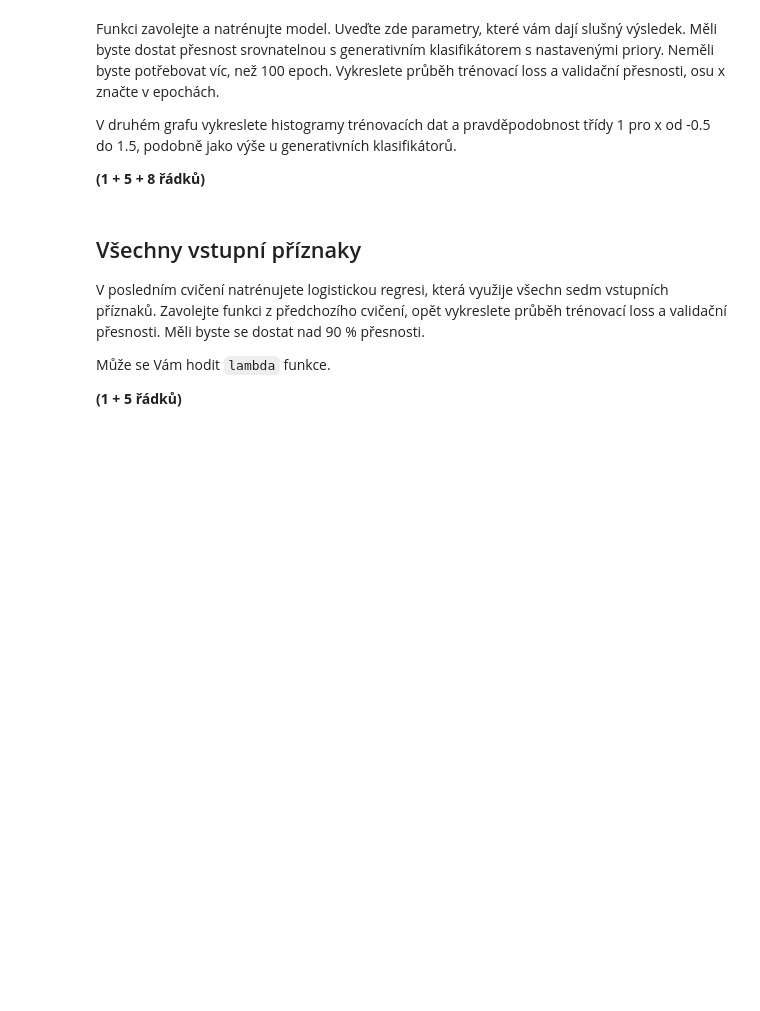
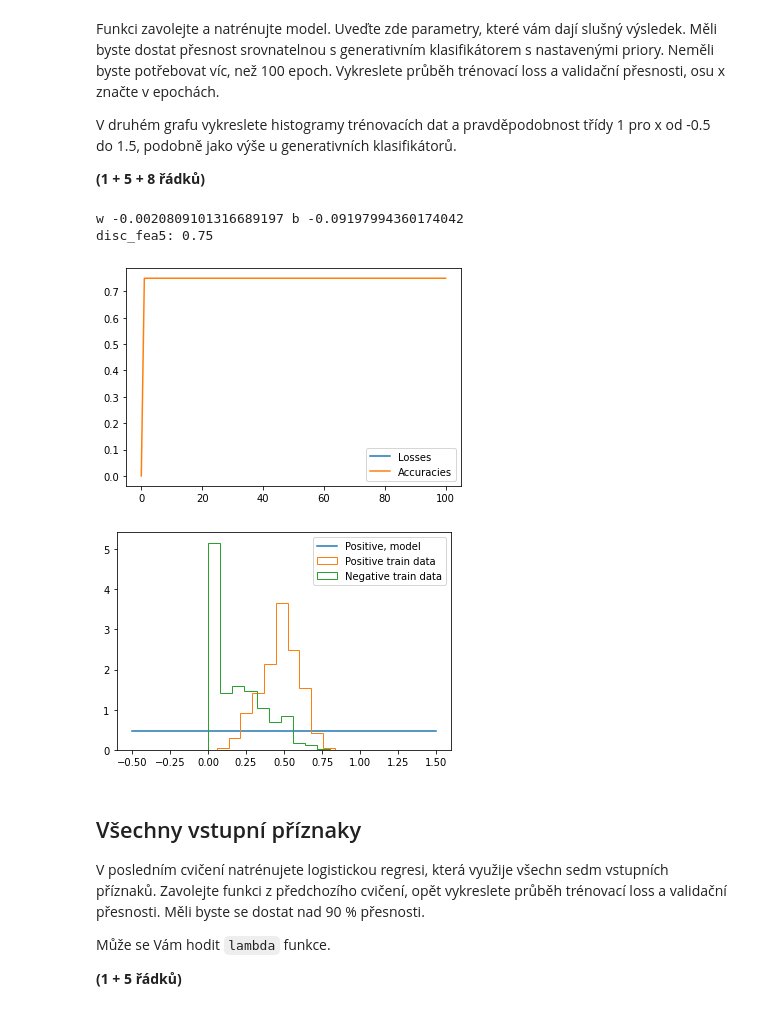
Before and after one commit to arconatt/SUI-machine_learning, a Jupyter notebook: zadani.ipynb, the cells around one changed output. Saved outputs shown, nothing was run; the diff lists cells and outputs as text; code cells hidden in the pictures; blank space fills up the shorter version.

```diff
--- a/zadani.ipynb
+++ b/zadani.ipynb
@@ -236,5 +236,8 @@ class FeatureCutter:
         self.fea_id = fea_id
 
     def __call__(self, x):
-        xf = x[:, self.fea_id]
-        return xf[:, np.newaxis]
+      if (len(x.shape)>1):
+        x = x[:, self.fea_id]
+      if (len(x.shape)<2):
+        return x[:, np.newaxis]
+      return x
@@ -288,3 +297,25 @@ print('disc_fea5:', evaluate(disc_fea5, val_dataset.xs[:, FOI][:, np.newaxis], v
+# %%
+disc_fea5, losses, accuracies = train_logistic_regression(100, 1*np.exp(-1), 1, FeatureCutter(5))
+
+plt.plot(losses, label='Losses')
+plt.plot(accuracies, label='Accuracies')
+plt.legend()
+print('w', disc_fea5.w.item(), 'b', disc_fea5.b.item())
+
+plt.figure()
+x_size = np.linspace(-0.5, 1.5, 1000)
+x_size = x_size[:, np.newaxis]
+plt.plot(x_size, disc_fea5.prob_class_1(x_size), label='Positive, model')
+plt.hist(train_dataset.pos[:, FOI], histtype='step', label='Positive train data', density=True)
+plt.hist(train_dataset.neg[:, FOI], histtype='step', label='Negative train data', density=True)
+plt.legend()
+
+print('disc_fea5:', evaluate(disc_fea5, val_dataset.xs[:, FOI][:, np.newaxis], val_dataset.targets))
+# %% [output]
+w -0.0020809101316689197 b -0.09197994360174042
+disc_fea5: 0.75
+[figure, added]
+[figure, added]
 # %% [markdown]
 ## Všechny vstupní příznaky
 V posledním cvičení natrénujete logistickou regresi, která využije všechn sedm vstupních příznaků.
```
Also changed, not shown: parts of 5 cells of this notebook.
